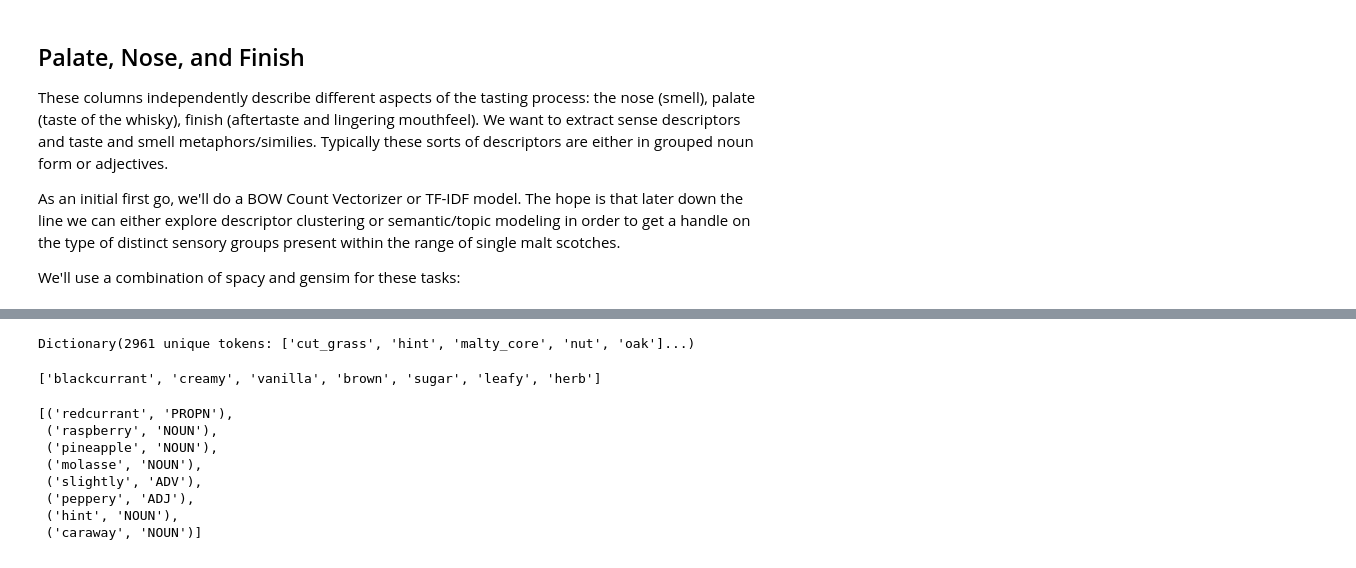
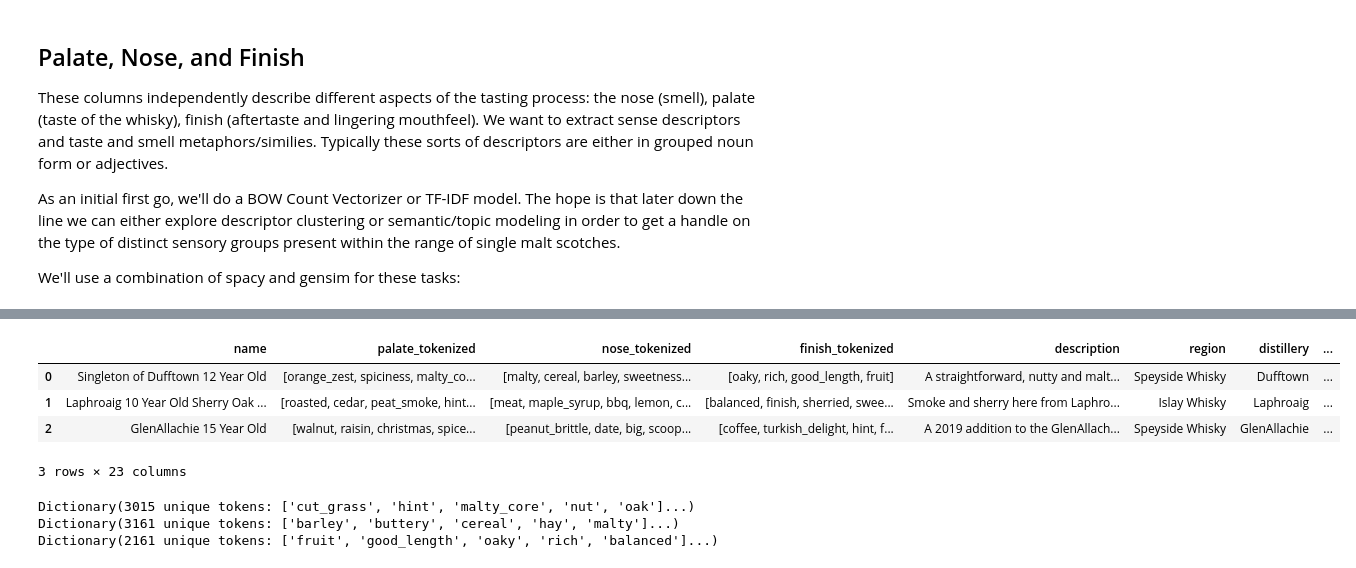
Before and after one commit to admveen/ScotchNLP, a Jupyter notebook: DataWrangling.ipynb, the cells around one changed output, grey strips where cells are left out. Cells and saved outputs as stored; diff of their text form; code cells hidden in the pictures.

Commit message:
data wrangling - pandas df with tokenized descriptors

```diff
--- a/DataWrangling.ipynb
+++ b/DataWrangling.ipynb
@@ -522,7 +522,7 @@ def create_gensim_data_bigrams(data, col_to_tokenize):
 
         token_list = [token.lemma_.lower() for token in current_doc if ( (not token.is_stop) & (not token.is_punct) & (token.pos_ != 'VERB') & (token.dep_ != 'prep') & (token.is_alpha)) ]
         doc_list.append(token_list)
-        doc_list.append(current_doc._.context['name'])
+        name_list.append(current_doc._.context['name'])
 
     # now let's train a phrase model that can include relevant bigrams as tokens in the tokenized docs
     phrase_mod = Phrases(doc_list)
@@ -533,6 +533,6 @@ def create_gensim_data_bigrams(data, col_to_tokenize):
     gens_dict_bigrams = Dictionary(toks_with_bigrams)
 
     #it's probably useful to return the document token lists as a Python dictionary with corresponding whisky names.
-    token_bigram_dict = {'name': name_list, }
+    token_bigram_dict = {'name': name_list, col_to_tokenize + '_tokenized': toks_with_bigrams}
 
-    return toks_with_bigrams, gens_dict_bigrams
+    return pd.DataFrame.from_dict(token_bigram_dict), gens_dict_bigrams
@@ -553,28 +539,39 @@ q = Dictionary(list(hi[data]))
-# %%
-print(q)
-# %% [output]
-Dictionary(2961 unique tokens: ['cut_grass', 'hint', 'malty_core', 'nut', 'oak']...)
-# %%
-data[3100]
-# %% [output]
-['blackcurrant', 'creamy', 'vanilla', 'brown', 'sugar', 'leafy', 'herb']
-# %%
-wah = next(q)
-
-# this gets lemmatized tokens with standard stop words removed and filters out verbs, removes prepositions. Let's remove any named entities as these
-# will either be proper nouns, numbers, organizations or related to casks and cask descriptors (which we have already taken care of).
-[(token.lemma_.lower(), token.pos_) for token in wah if ( (not token.is_stop) & (not token.is_punct) & (token.pos_ != 'VERB') & (token.dep_ != 'prep') & (token.is_alpha)) ]
-
-
-
-# there are a list of specifications (hint of, touch of, flicker of, faint, pinch of, etc.) that denote whether a set of sense descriptors are subtle, in the background
-# or just a small accent. it might be nice to extract this connotation at some point.
-# %% [output]
-[('redcurrant', 'PROPN'),
- ('raspberry', 'NOUN'),
- ('pineapple', 'NOUN'),
- ('molasse', 'NOUN'),
- ('slightly', 'ADV'),
- ('peppery', 'ADJ'),
- ('hint', 'NOUN'),
- ('caraway', 'NOUN')]
+# %%
+def generate_tokenized_cols(data, *args):
+    descriptor_cols = list(args)
+
+    # for loop to generate bigram-tokenized list and list of dictionaries for each tasting note type (i.e, nose, palate, finish)
+
+    tokenized_doc_list = []
+    gensimDict_dict = {}
+
+    for descriptor in descriptor_cols:
+
+        tokenized_doc, gensim_dictionary = create_gensim_data_bigrams(data, descriptor)
+        tokenized_doc_list.append(tokenized_doc.set_index('name'))
+
+        gensimDict_dict.update({descriptor: gensim_dictionary})
+
+
+    tokdocs_df = pd.concat(tokenized_doc_list, axis = 1).reset_index()
+    new_data = pd.concat([tokdocs_df.set_index('name'), data.set_index('name')], axis = 1).reset_index().drop(columns = descriptor_cols)
+
+
+    return new_data, gensimDict_dict
+# %%
+new_whisk3, gensim_dictionary_list = generate_tokenized_cols(new_whisk2, 'palate', 'nose', 'finish')
+# %%
+new_whisk3.head(3)
+# %% [output]
+|  | name | palate_tokenized | nose_tokenized | finish_tokenized | description | region | distillery | ... |
+| 0 | Singleton of Dufftown 12 Year Old | [orange_zest, spiciness, malty_co... | [malty, cereal, barley, sweetness... | [oaky, rich, good_length, fruit] | A straightforward, nutty and malt... | Speyside Whisky | Dufftown | ... |
+| 1 | Laphroaig 10 Year Old Sherry Oak ... | [roasted, cedar, peat_smoke, hint... | [meat, maple_syrup, bbq, lemon, c... | [balanced, finish, sherried, swee... | Smoke and sherry here from Laphro... | Islay Whisky | Laphroaig | ... |
+| 2 | GlenAllachie 15 Year Old | [walnut, raisin, christmas, spice... | [peanut_brittle, date, big, scoop... | [coffee, turkish_delight, hint, f... | A 2019 addition to the GlenAllach... | Speyside Whisky | GlenAllachie | ... |
+3 rows × 23 columns
+# %%
+for x in gensim_dictionary_list.values():
+    print(x)
+# %% [output]
+Dictionary(3015 unique tokens: ['cut_grass', 'hint', 'malty_core', 'nut', 'oak']...)
+Dictionary(3161 unique tokens: ['barley', 'buttery', 'cereal', 'hay', 'malty']...)
+Dictionary(2161 unique tokens: ['fruit', 'good_length', 'oaky', 'rich', 'balanced']...)
```
Also changed, not shown: parts of 5 cells of this notebook.
